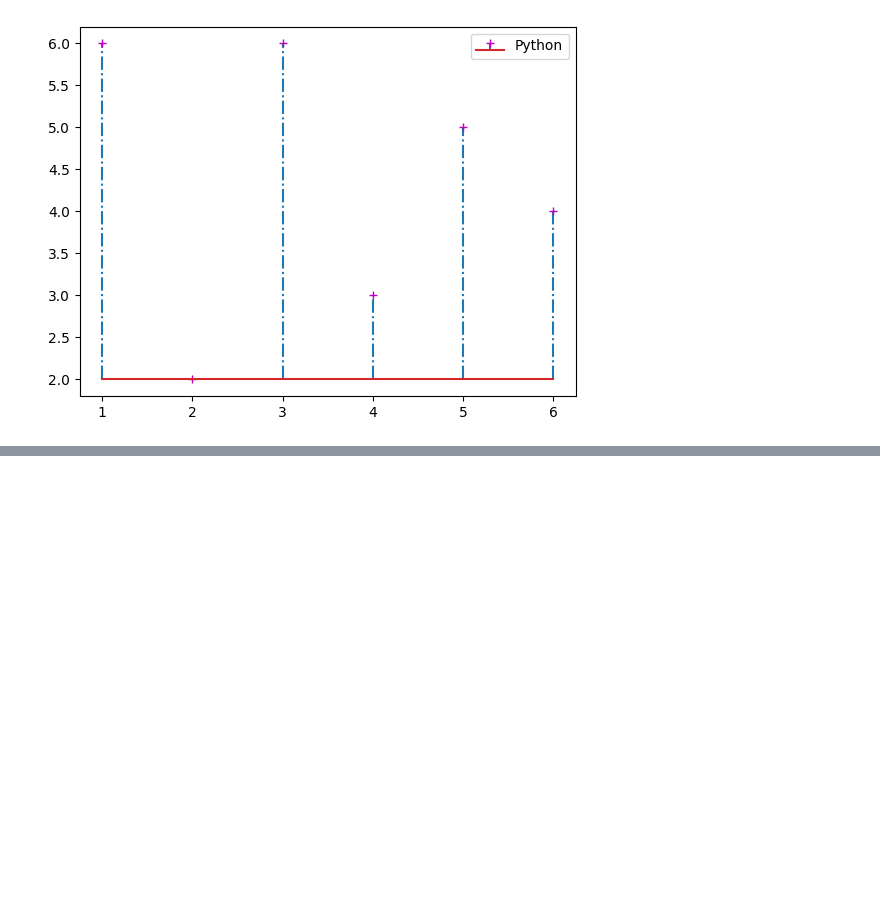
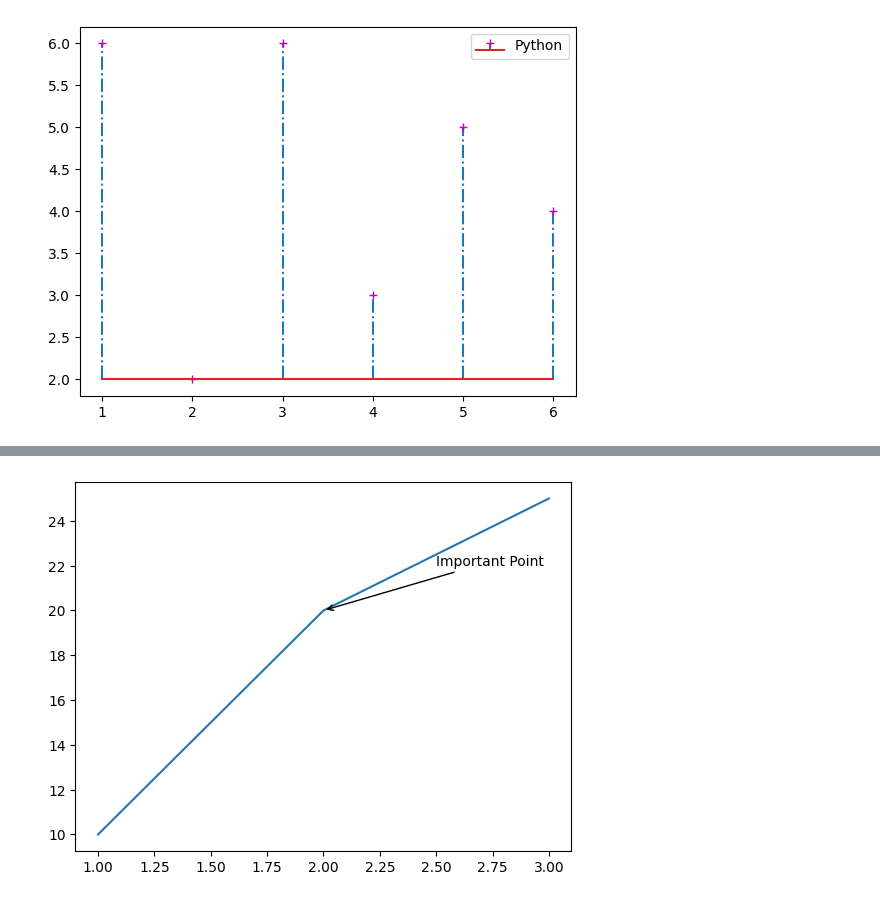
Before and after one commit to dhinoja-rajan/python-libraries-playground, a Jupyter notebook: matplotlib_Tutorial.ipynb, the cells around one changed output, grey strips where cells are left out. Saved outputs shown, nothing was run; the diff lists cells and outputs as text; code cells hidden in the pictures; blank space fills up the shorter version.

```diff
--- a/matplotlib_Tutorial.ipynb
+++ b/matplotlib_Tutorial.ipynb
@@ -242,0 +263,7 @@ plt.show()
+# %%
+plt.plot([1, 2, 3], [10, 20, 25])
+plt.annotate("Important Point", xy=(2, 20), xytext=(2.5, 22),
+             arrowprops=dict(facecolor='black', arrowstyle='->'))
+plt.show()
+# %% [output]
+[figure, added]
```
Also changed, not shown: parts of 7 cells of this notebook.
